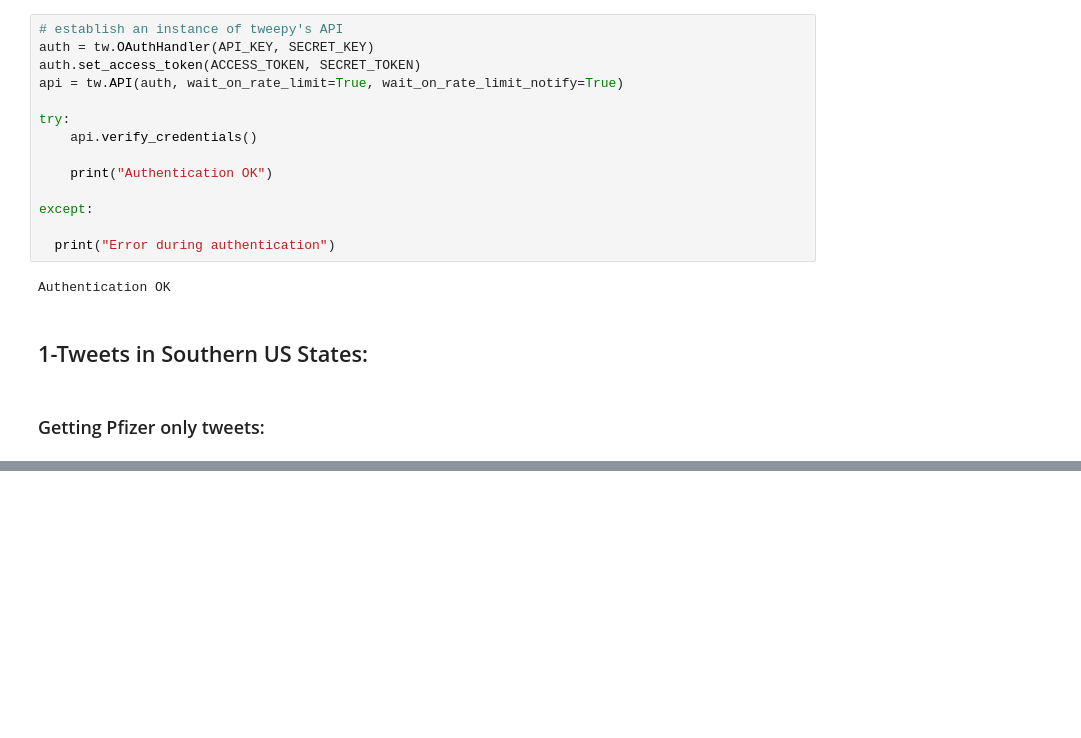
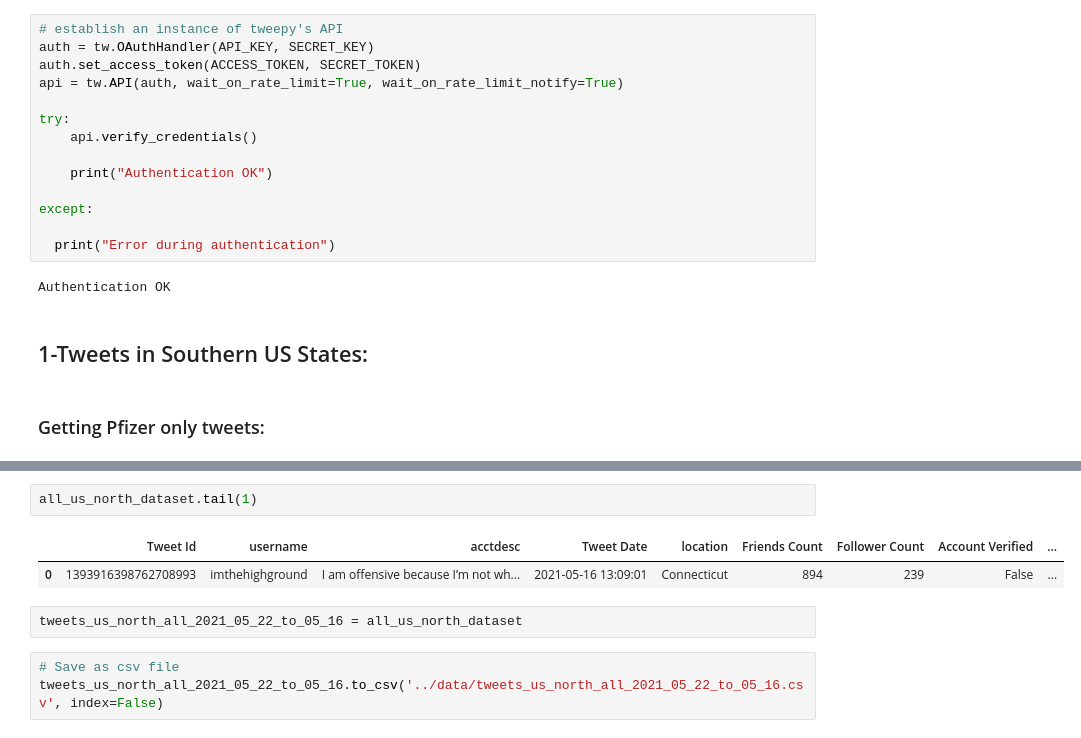
Before and after one commit to AmyLG/NSS_capstone_twitter_covid19_vaccines_across_us_and_fr, a Jupyter notebook: notebooks/getting_tweets_tweepy.ipynb, the cells around one changed output, grey strips where cells are left out. Drawn from its saved outputs; the diff is of its cells as text; blank space fills up the shorter version.

```diff
--- a/notebooks/getting_tweets_tweepy.ipynb
+++ b/notebooks/getting_tweets_tweepy.ipynb
@@ -101,0 +1031,10 @@ test[test['location']== "Ireland"]
+# %%
+all_us_north_dataset.tail(1)
+# %% [output]
+|  | Tweet Id | username | acctdesc | Tweet Date | location | Friends Count | Follower Count | Account Verified | ... |
+| 0 | 1393916398762708993 | imthehighground | I am offensive because I’m not wh... | 2021-05-16 13:09:01 | Connecticut | 894 | 239 | False | ... |
+# %%
+tweets_us_north_all_2021_05_22_to_05_16 = all_us_north_dataset
+# %%
+# Save as csv file
+tweets_us_north_all_2021_05_22_to_05_16.to_csv('../data/tweets_us_north_all_2021_05_22_to_05_16.csv', index=False)
```
Also changed, not shown: parts of 122 cells of this notebook.
